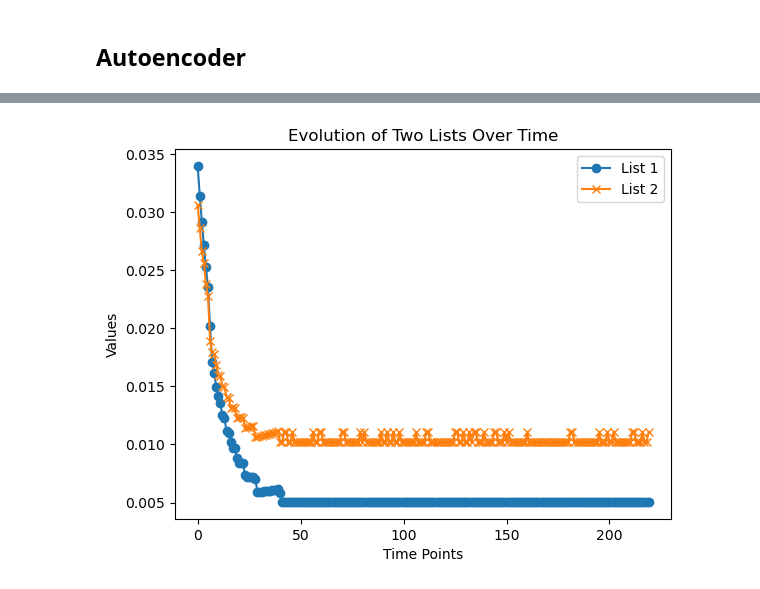
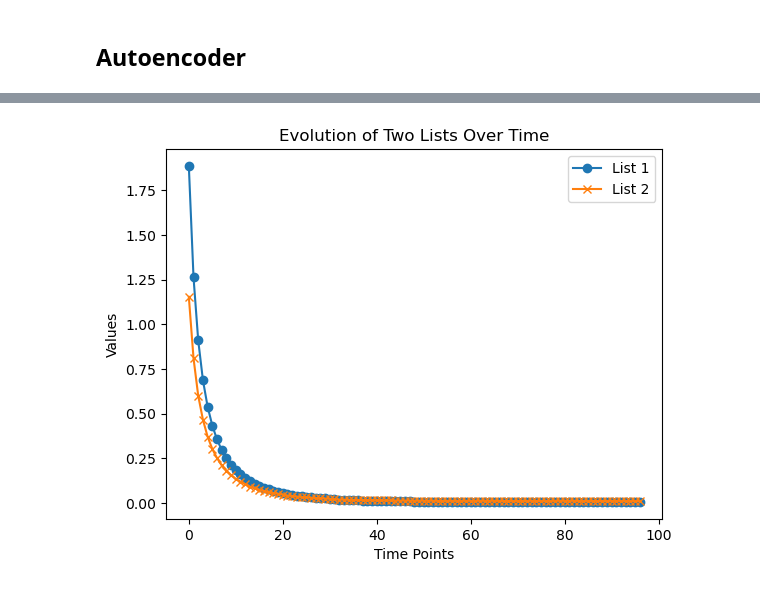
Before and after one commit to Arnau1/GraphAnomaly, a Jupyter notebook: Pipeline/Reconstruction Error.ipynb, the cells around one changed output, grey strips where cells are left out. Saved outputs shown, nothing was run; the diff lists cells and outputs as text; code cells hidden in the pictures.

```diff
--- a/Pipeline/Reconstruction Error.ipynb
+++ b/Pipeline/Reconstruction Error.ipynb
@@ -49,10 +49,14 @@ def separate_labels(train_set, test_set):
     y_licit = list(train_set.loc[train_set['class'].isin([1])]['class'])
 
 
-    test_set = test_set.loc[test_set['class'].isin([0, 1])] # Drop unknown
-    y_test = list(test_set['class'])
-    X_test = test_set.drop(columns=['class'])
+    test_ilicit_X = test_set.loc[test_set['class'].isin([0])]
+    test_licit_X = test_set.loc[test_set['class'].isin([1])]
+    test_ilicit_X = test_ilicit_X.drop(columns=['class'])
+    test_licit_X = test_licit_X.drop(columns=['class'])
 
-    return X_ilicit, y_ilicit, X_licit, y_licit, X_test, y_test
+    test_ilicit_y = list(test_set.loc[test_set['class'].isin([0])]['class'])
+    test_licit_y = list(test_set.loc[test_set['class'].isin([1])]['class'])
+
+    return X_ilicit, y_ilicit, X_licit, y_licit, test_ilicit_X, test_ilicit_y, test_licit_X, test_licit_y
 # %%
 X_ilicit, y_ilicit, X_licit, y_licit, test_ilicit_X, test_ilicit_y, test_licit_X, test_licit_y = separate_labels(train_seq, test_seq)
@@ -76,15 +78,15 @@ ilicit_train = CustomDataset(torch.tensor(X_ilicit.values, dtype=torch.float32))
 licit_test = CustomDataset(torch.tensor(test_licit_X.values, dtype=torch.float32))
 ilicit_test = CustomDataset(torch.tensor(test_ilicit_X.values, dtype=torch.float32))
 
-train_loader = DataLoader(licit_train, batch_size=128, shuffle=True)
-val_loader = DataLoader(licit_test, batch_size=128, shuffle=False)
+licit_train_loader = DataLoader(licit_train, batch_size=128, shuffle=True)
+licit_test_loader = DataLoader(licit_test, batch_size=128, shuffle=False)
 ilicit_train_loader = DataLoader(ilicit_train, batch_size=128, shuffle=False)
 ilicit_test_loader = DataLoader(ilicit_test, batch_size=128, shuffle=False)
 # %% [markdown]
 ## Autoencoder
 # %%
 class Autoencoder(nn.Module):
-    def __init__(self, input_dim, encoding_dim=50):
+    def __init__(self, input_dim, encoding_dim=5):
         super(Autoencoder, self).__init__()
         self.encoder = nn.Sequential(
             nn.Linear(input_dim, 100),
@@ -155,14 +157,14 @@ def val_ae(autoencoder, data_loader, criterion):
 # %%
 #hiperparàmetres
 lr = 0.001
-EPOCHS = 80
+EPOCHS = 100
 
 input_dim = X_licit.shape[1]
 model = Autoencoder(input_dim=input_dim,encoding_dim=50)
 criterion = nn.CrossEntropyLoss()  # Mean Squared Error loss
 optimizer = torch.optim.Adam(model.parameters(), lr=lr)
 
-training_loss, validation_loss = train_ae(autoencoder=model, train_loader=train_loader, criterion=criterion,
-                                          optimizer=optimizer, val_loader=val_loader, num_epochs=EPOCHS)
+training_loss, validation_loss = train_ae(autoencoder=model, train_loader=licit_train_loader, criterion=criterion,
+                                          optimizer=optimizer, val_loader=licit_test_loader, num_epochs=EPOCHS)
 torch.save(model.state_dict(), path + 'ae_rloss.pth')
 # %% [output]
@@ -186,26 +188,26 @@ Validation Loss: 0.0111
 # %%
 # Sample data: evolution of two lists over time
-list1 = training_loss[30:]
-list2 = validation_loss[30:]
+list1 = training_loss[3:]
+list2 = validation_loss[3:]
 time_points = range(len(list1))  # Assuming both lists have the same length
 
 # Create a figure and axis
 fig, ax = plt.subplots()
 
 # Plot both lists
 ax.plot(time_points, list1, label='List 1', marker='o')
 ax.plot(time_points, list2, label='List 2', marker='x')
 
 # Add titles and labels
 ax.set_title('Evolution of Two Lists Over Time')
 ax.set_xlabel('Time Points')
 ax.set_ylabel('Values')
 
 # Add a legend
 ax.legend()
 
 # Show the plot
 plt.show()
 # %% [output]
-[figure, old version]
+[figure, new version]
 # %%
```
Also changed, not shown: parts of 5 cells of this notebook.
